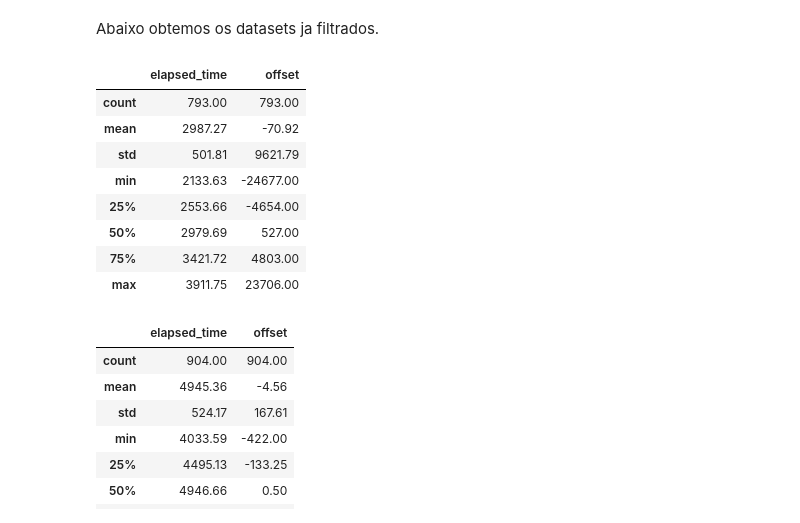
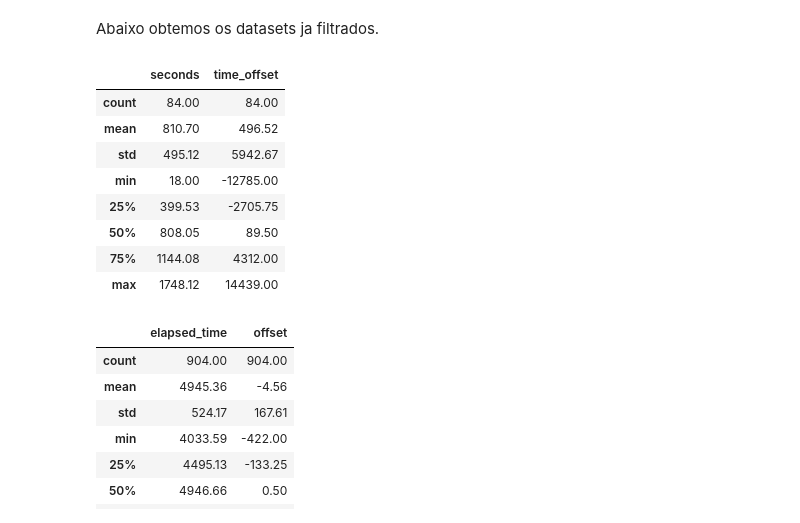
Before and after one commit to jvictorferreira3301/LPTP_Analyzer, a Jupyter notebook: LPTP_Analyzer.ipynb, the cells around one changed output. Cells and saved outputs as stored; diff of their text form; code cells hidden in the pictures.

```diff
--- a/LPTP_Analyzer.ipynb
+++ b/LPTP_Analyzer.ipynb
@@ -131,7 +134,9 @@ log_files1 = ['logs/Soft.txt', 'logs/Hard.txt'] # Arquivos de texto contendo o l
 dataframes1 = {}
 
 for log_file in log_files1:
-    dataframes1[log_file] = process_log_file(log_file, offset_pattern, freq_pattern)
+    df = process_log_file(log_file, offset_pattern, freq_pattern)
+    df = df.drop(columns=['frequency_offset'])
+    dataframes1[log_file] = df
 # %% [markdown]
 Dados a leitura e o processamento, agora podemos visualizar os dados de Software e Hardware timestamping
 # %% [markdown]
@@ -181,12 +186,11 @@ df_h_log.describe().round(2)
 # %%
-# remover outliers com IQR
+# Remover outliers com IQR
 def remove_outliers(df, column):
     Q1 = df[column].quantile(0.25)
     Q3 = df[column].quantile(0.75)
     IQR = Q3 - Q1
-    lower_bound = Q1 - 1.5 * IQR
-    upper_bound = Q3 + 1.5 * IQR
-    return df[(df[column] >= lower_bound) & (df[column] <= upper_bound)]
+    # Filtra o DataFrame diretamente utilizando o método between
+    return df[df[column].between(Q1 - 1.5 * IQR, Q3 + 1.5 * IQR)]
 
 # Selecionar os DataFrames
 df_h_log = dataframes1['logs/Hard.txt']
@@ -196,27 +200,29 @@ df_s_log = dataframes1['logs/Soft.txt']
 df_h_log = df_h_log.iloc[::2]
 df_s_log = df_s_log.iloc[::2]
 
-df_h_log = remove_outliers(df_h_log, 'offset')
-df_s_log = remove_outliers(df_s_log, 'offset')
+# Aplicar a remoção de outliers
+df_h_log = remove_outliers(df_h_log, 'time_offset')
+df_s_log = remove_outliers(df_s_log, 'time_offset')
 
+# Atualizar os DataFrames no dicionário
 dataframes1['logs/Hard.txt'] = df_h_log
 dataframes1['logs/Soft.txt'] = df_s_log
 # %% [markdown]
 Abaixo obtemos os datasets ja filtrados.
 # %%
 ### Dados do sincronismo usando software timestamping filtarados e subamostrados
-df_s_log = dataframes1['logs/Soft.txt'].drop(columns=['frequency','seconds'])
+df_s_log = dataframes1['logs/Soft.txt']
 df_s_log.describe().round(2)
 # %% [output]
-|  | elapsed_time | offset |
-| count | 793.00 | 793.00 |
-| mean | 2987.27 | -70.92 |
-| std | 501.81 | 9621.79 |
-| min | 2133.63 | -24677.00 |
-| 25% | 2553.66 | -4654.00 |
-| 50% | 2979.69 | 527.00 |
-| 75% | 3421.72 | 4803.00 |
-| max | 3911.75 | 23706.00 |
+|  | seconds | time_offset |
+| count | 84.00 | 84.00 |
+| mean | 810.70 | 496.52 |
+| std | 495.12 | 5942.67 |
+| min | 18.00 | -12785.00 |
+| 25% | 399.53 | -2705.75 |
+| 50% | 808.05 | 89.50 |
+| 75% | 1144.08 | 4312.00 |
+| max | 1748.12 | 14439.00 |
 # %%
 ### Dados do sincronismo usando hardware timestamping filtarados e subamostrados
 df_h_log = dataframes1['logs/Hard.txt'].drop(columns=['frequency','seconds'])
```
Also changed, not shown: parts of 8 cells of this notebook.
